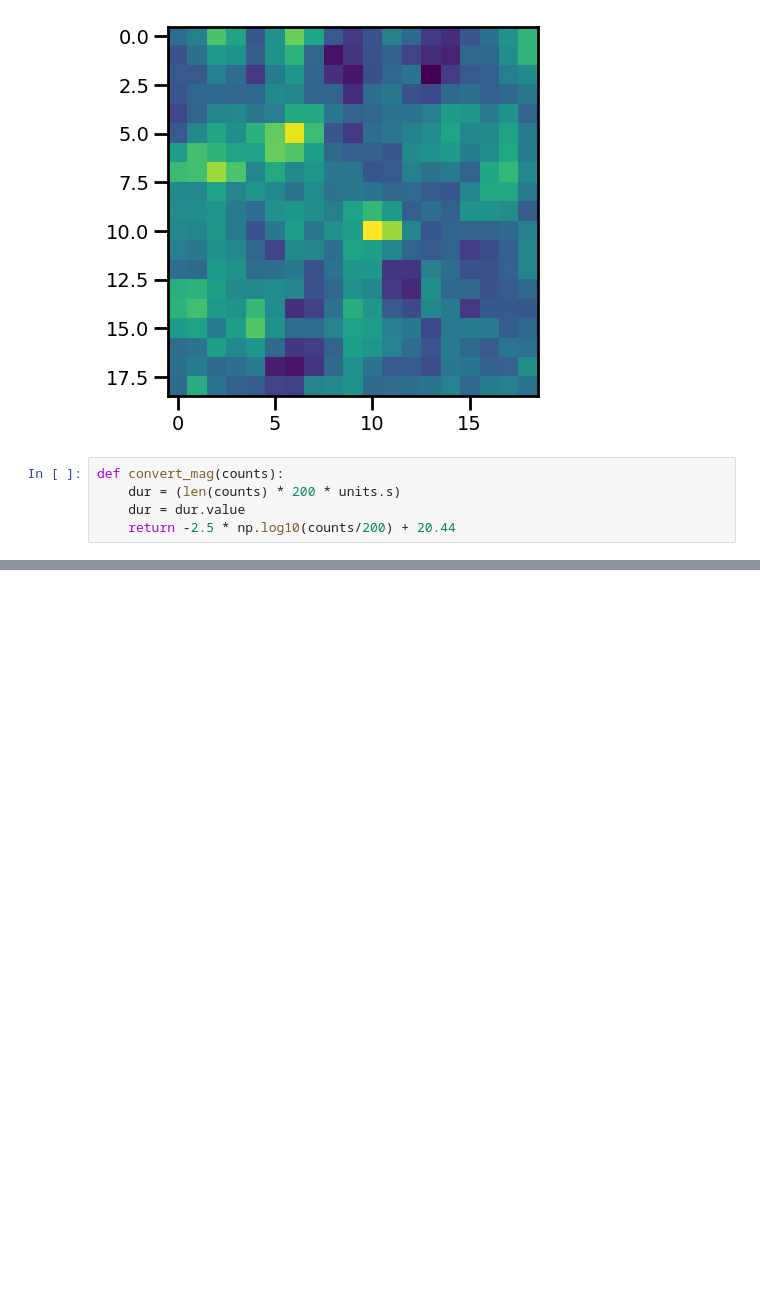
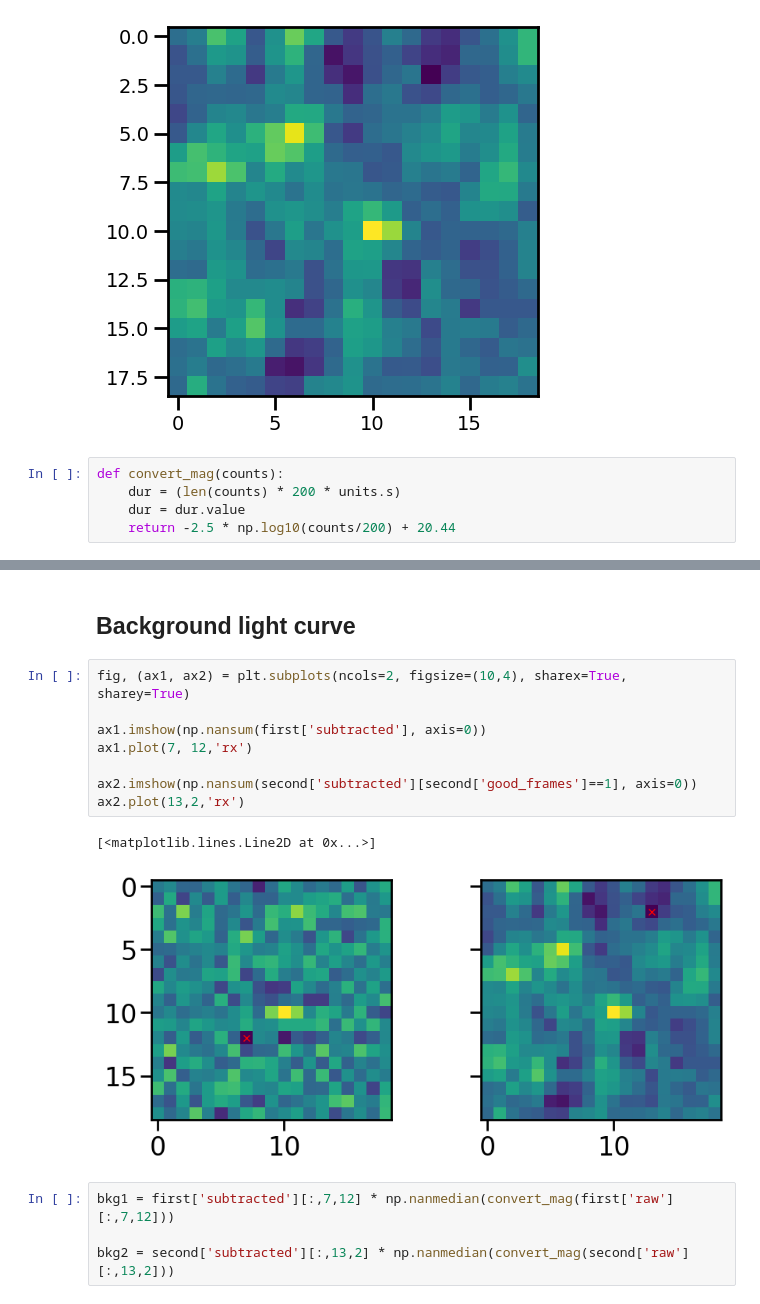
Before and after one commit to afeinstein20/atlas-tess, a Jupyter notebook: notebooks/lightcurve_figure.ipynb, the cells around one changed output, grey strips where cells are left out. Drawn from its saved outputs; the diff is of its cells as text; blank space fills up the shorter version.

```diff
--- a/notebooks/lightcurve_figure.ipynb
+++ b/notebooks/lightcurve_figure.ipynb
@@ -94,0 +124,17 @@ plt.xscale('log')
+# %% [markdown]
+## Background light curve
+# %%
+fig, (ax1, ax2) = plt.subplots(ncols=2, figsize=(10,4), sharex=True, sharey=True)
+
+ax1.imshow(np.nansum(first['subtracted'], axis=0))
+ax1.plot(7, 12,'rx')
+
+ax2.imshow(np.nansum(second['subtracted'][second['good_frames']==1], axis=0))
+ax2.plot(13,2,'rx')
+# %% [output]
+[<matplotlib.lines.Line2D at 0x...>]
+[figure, added]
+# %%
+bkg1 = first['subtracted'][:,7,12] * np.nanmedian(convert_mag(first['raw'][:,7,12]))
+
+bkg2 = second['subtracted'][:,13,2] * np.nanmedian(convert_mag(second['raw'][:,13,2]))
```
Also changed, not shown: parts of 21 cells of this notebook.
